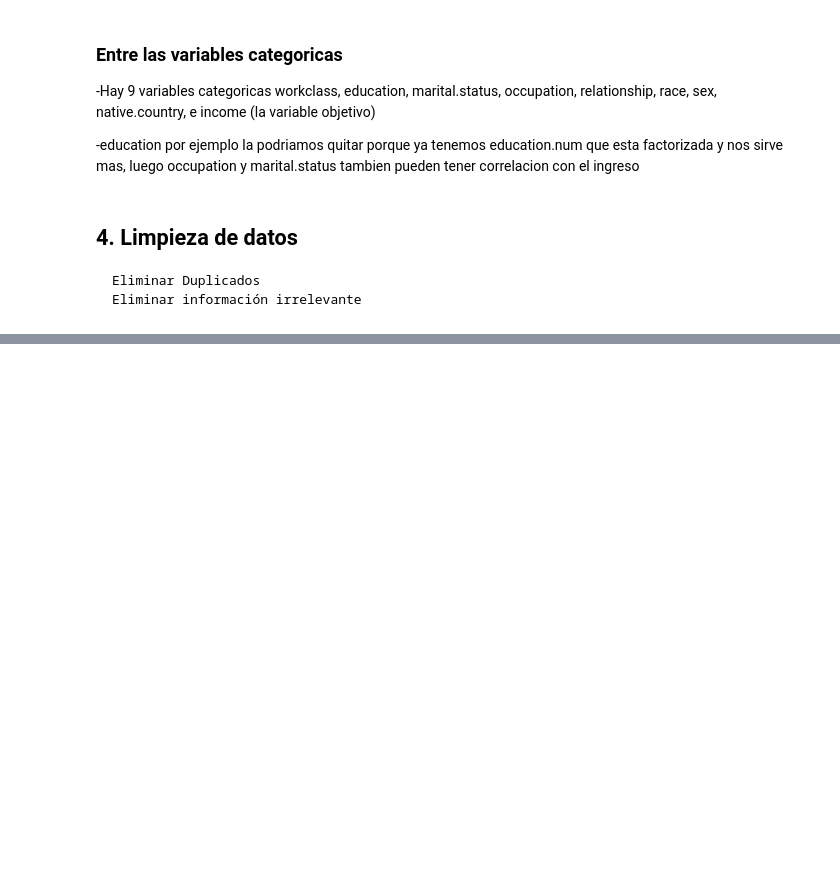
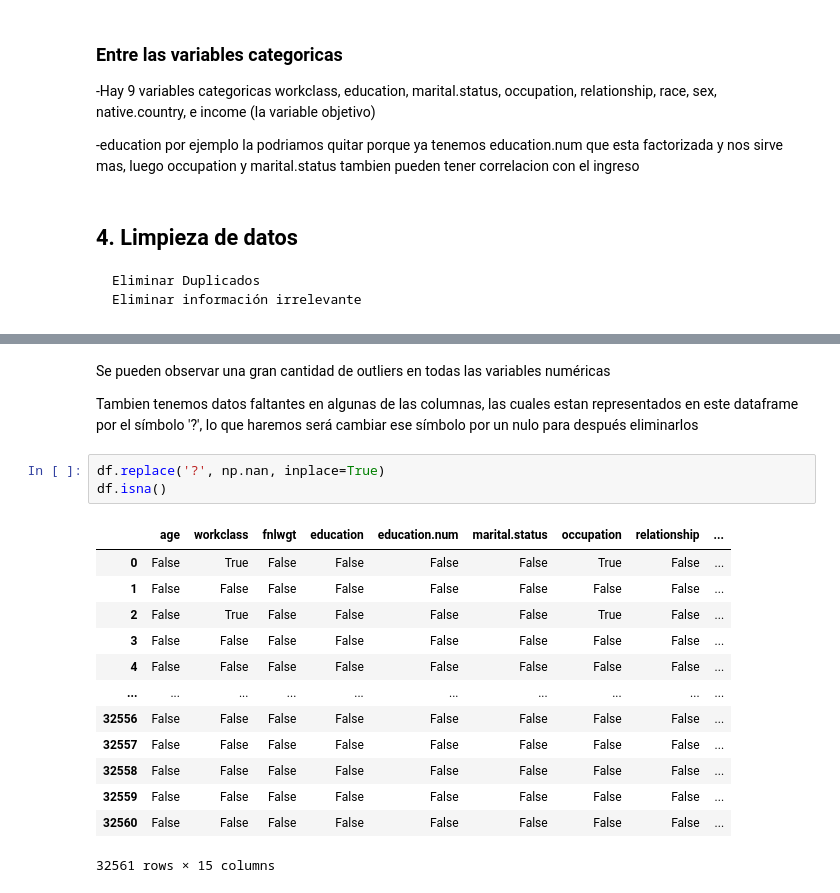
Before and after one commit to 4GeeksAcademy/najuvgz-intro-ml, a Jupyter notebook: src/13-recommendation-systems.ipynb, the cells around one changed output, grey strips where cells are left out. Cells and saved outputs as stored; diff of their text form; blank space fills up the shorter version.

```diff
--- a/src/13-recommendation-systems.ipynb
+++ b/src/13-recommendation-systems.ipynb
@@ -103,0 +194,21 @@ En principio no hay valores nulos, pero si nos fijamos este csv trata los valore
+# %% [markdown]
+Se pueden observar una gran cantidad de outliers en todas las variables numéricas
+
+Tambien tenemos datos faltantes en algunas de las columnas, las cuales estan representados en este dataframe por el símbolo '?', lo que haremos será cambiar ese símbolo por un nulo para después eliminarlos
+# %%
+df.replace('?', np.nan, inplace=True)
+df.isna()
+# %% [output]
+|  | age | workclass | fnlwgt | education | education.num | marital.status | occupation | relationship | ... |
+| 0 | False | True | False | False | False | False | True | False | ... |
+| 1 | False | False | False | False | False | False | False | False | ... |
+| 2 | False | True | False | False | False | False | True | False | ... |
+| 3 | False | False | False | False | False | False | False | False | ... |
+| 4 | False | False | False | False | False | False | False | False | ... |
+| ... | ... | ... | ... | ... | ... | ... | ... | ... | ... |
+| 32556 | False | False | False | False | False | False | False | False | ... |
+| 32557 | False | False | False | False | False | False | False | False | ... |
+| 32558 | False | False | False | False | False | False | False | False | ... |
+| 32559 | False | False | False | False | False | False | False | False | ... |
+| 32560 | False | False | False | False | False | False | False | False | ... |
+32561 rows × 15 columns
```
Also changed, not shown: parts of 25 cells of this notebook, 1 other file.
